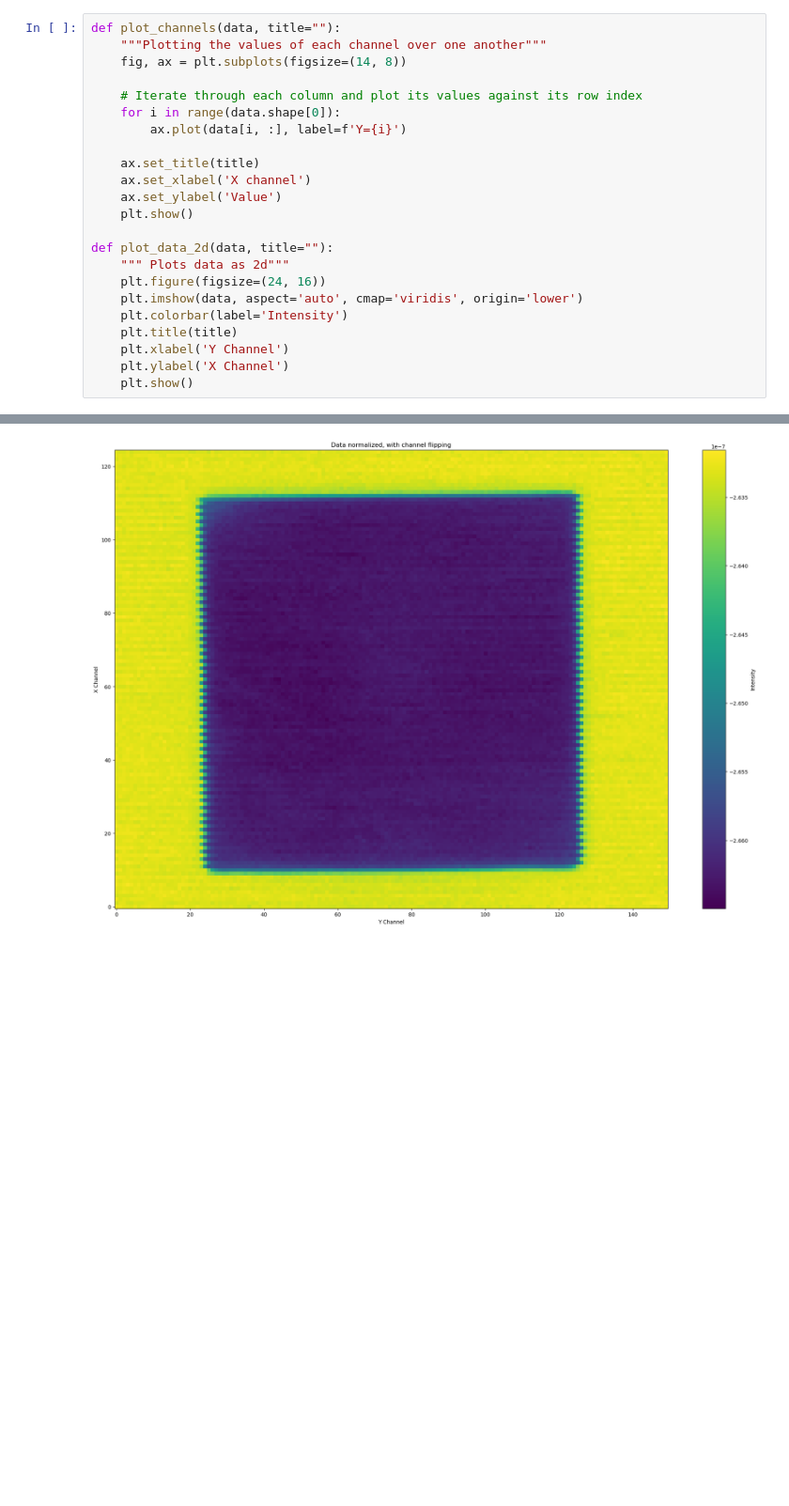
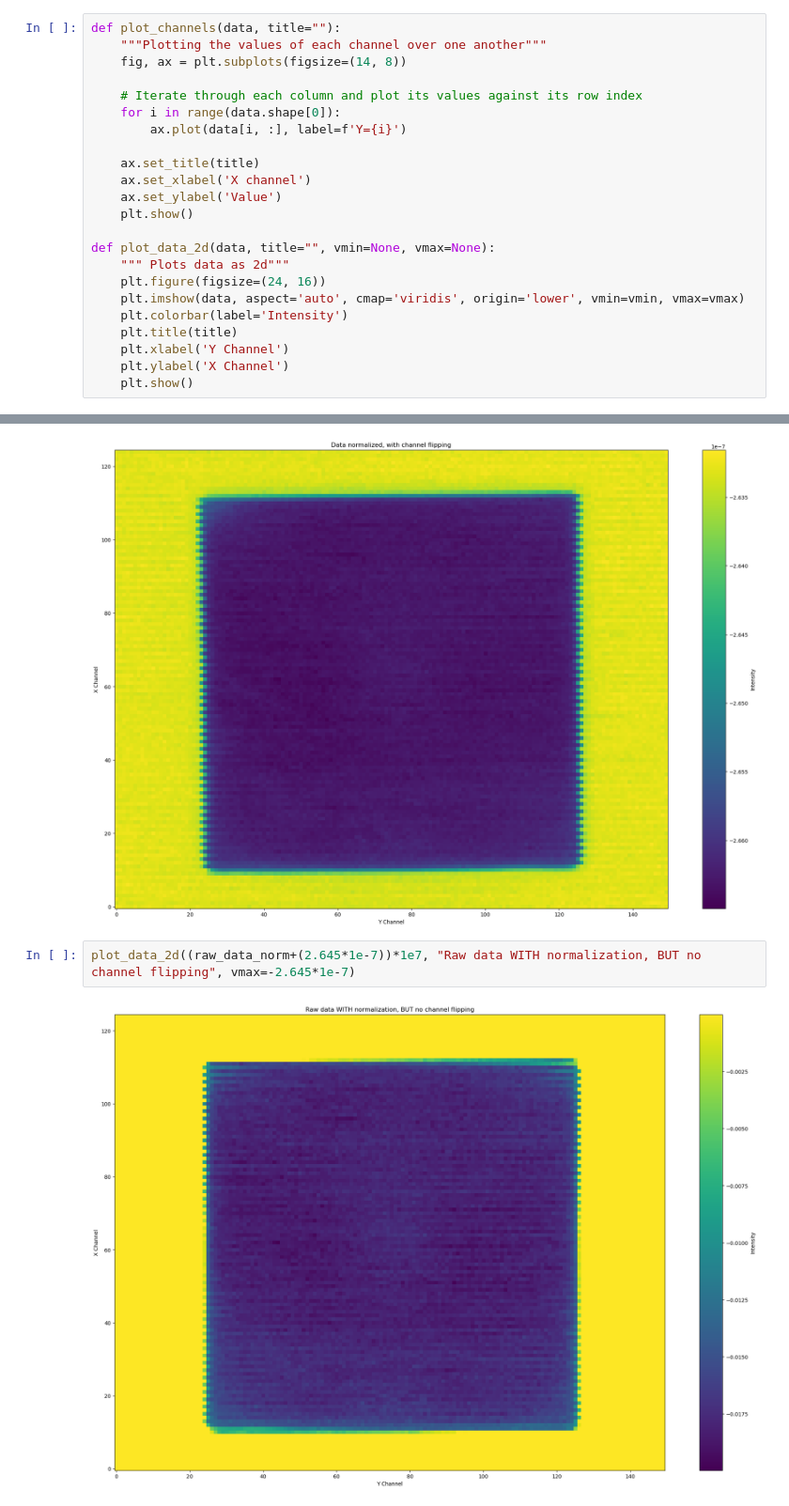
Before and after one commit to DraTeots/hrppd_data, a Jupyter notebook: data_viewer.ipynb, the cells around one changed output, grey strips where cells are left out. Shown at 94% size. Saved outputs shown, nothing was run; the diff lists cells and outputs as text; blank space fills up the shorter version.

Commit message:
Data ready

```diff
--- a/data_viewer.ipynb
+++ b/data_viewer.ipynb
@@ -32,10 +32,10 @@ def plot_channels(data, title=""):
     ax.set_ylabel('Value')
     plt.show()
 
-def plot_data_2d(data, title=""):
+def plot_data_2d(data, title="", vmin=None, vmax=None):
     """ Plots data as 2d"""
     plt.figure(figsize=(24, 16))
-    plt.imshow(data, aspect='auto', cmap='viridis', origin='lower')
+    plt.imshow(data, aspect='auto', cmap='viridis', origin='lower', vmin=vmin, vmax=vmax)
     plt.colorbar(label='Intensity')
     plt.title(title)
     plt.xlabel('Y Channel')
@@ -150,3 +150,7 @@ plot_data_2d(raw_data_norm, "Raw data WITH normalization, BUT no channel flippin
 plot_data_2d(flip_data_norm, "Data normalized, with channel flipping")
 # %% [output]
 [figure]
+# %%
+plot_data_2d((raw_data_norm+(2.645*1e-7))*1e7, "Raw data WITH normalization, BUT no channel flipping", vmax=-2.645*1e-7)
+# %% [output]
+[figure, added]
```
Also changed, not shown: parts of 2 cells of this notebook, 1 other file.
